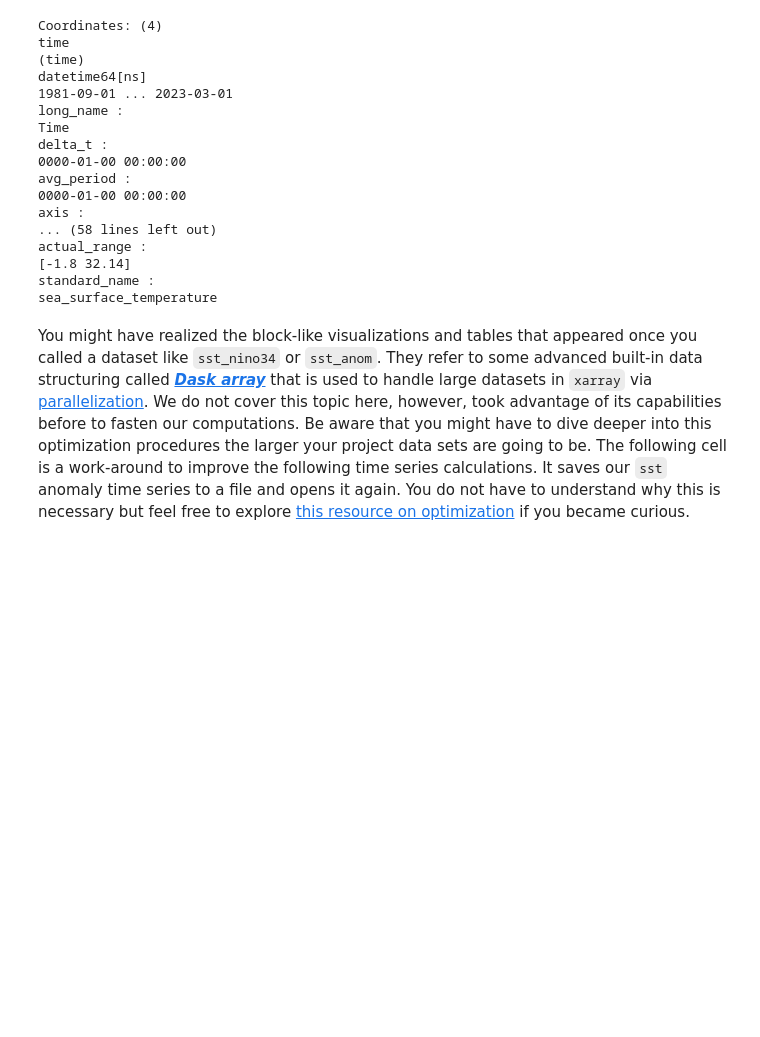
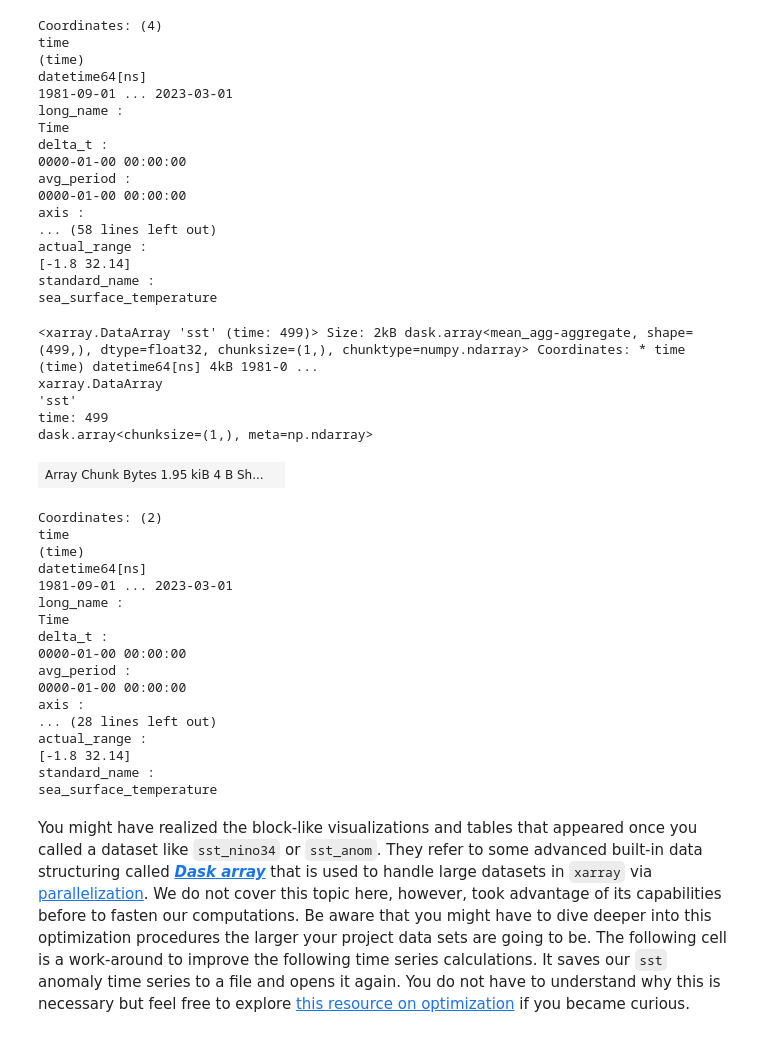
Before and after one commit to nikhcw/ISAT_420_S26_Shared, a Jupyter notebook: W11_Xarray_ENSO_Correlations/Code/w11_xarray_enso.ipynb, the cells around one changed output. Cells and saved outputs as stored; diff of their text form; code cells hidden in the pictures; blank space fills up the shorter version.

```diff
--- a/W11_Xarray_ENSO_Correlations/Code/w11_xarray_enso.ipynb
+++ b/W11_Xarray_ENSO_Correlations/Code/w11_xarray_enso.ipynb
@@ -249,6 +249,31 @@ sea_surface_temperature
 # %%
 # calculate the mean values for the Nino 3.4 region
 nino34 = sst_nino34.mean(dim=["lat", "lon"])
+nino34
+# %% [output]
+<xarray.DataArray 'sst' (time: 499)> Size: 2kB dask.array<mean_agg-aggregate, shape=(499,), dtype=float32, chunksize=(1,), chunktype=numpy.ndarray> Coordinates: * time (time) datetime64[ns] 4kB 1981-0 ...
+xarray.DataArray
+'sst'
+time: 499
+dask.array<chunksize=(1,), meta=np.ndarray>
+| Array Chunk Bytes 1.95 kiB 4 B Sh... |  |
+Coordinates: (2)
+time
+(time)
+datetime64[ns]
+1981-09-01 ... 2023-03-01
+long_name :
+Time
+delta_t :
+0000-01-00 00:00:00
+avg_period :
+0000-01-00 00:00:00
+axis :
+... (28 lines left out)
+actual_range :
+[-1.8 32.14]
+standard_name :
+sea_surface_temperature
 # %% [markdown]
 You might have realized the block-like visualizations and tables that appeared once you called a dataset like `sst_nino34` or `sst_anom`. They refer to some advanced built-in data structuring called [***Dask array***]() that is used to handle large datasets in `xarray` via [parallelization](https://docs.xarray.dev/en/stable/user-guide/dask.html#parallel-computing-with-dask). We do not cover this topic here, however, took advantage of its capabilities before to fasten our computations. Be aware that you might have to dive deeper into this optimization procedures the larger your project data sets are going to be. The following cell is a work-around to improve the following time series calculations. It saves our `sst` anomaly time series to a file and opens it again. You do not have to understand why this is necessary but feel free to explore [this resource on optimization](https://docs.xarray.dev/en/stable/user-guide/dask.html#optimization-tips) if you became curious.
 # %%
```
Also changed, not shown: parts of 5 cells of this notebook.
